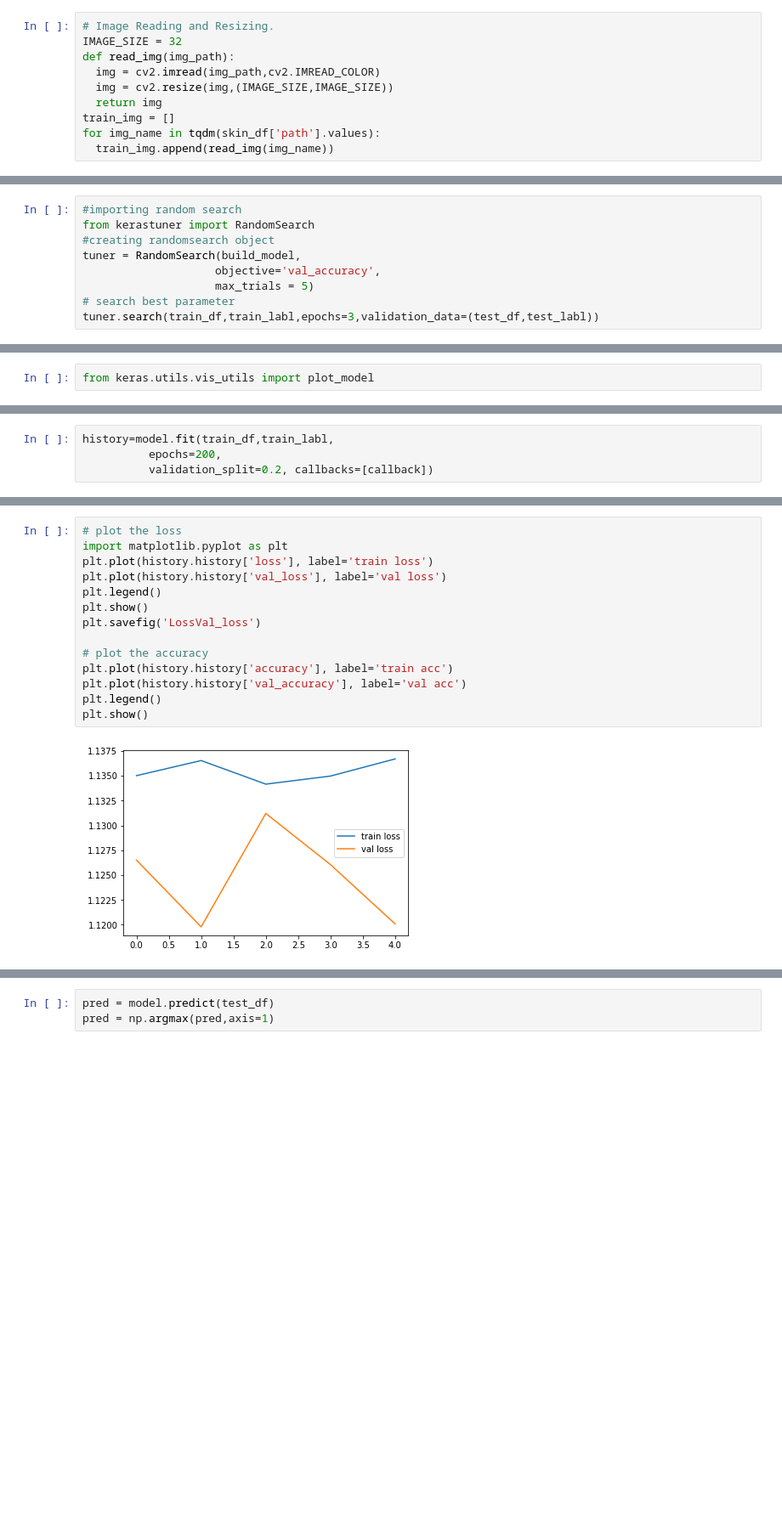
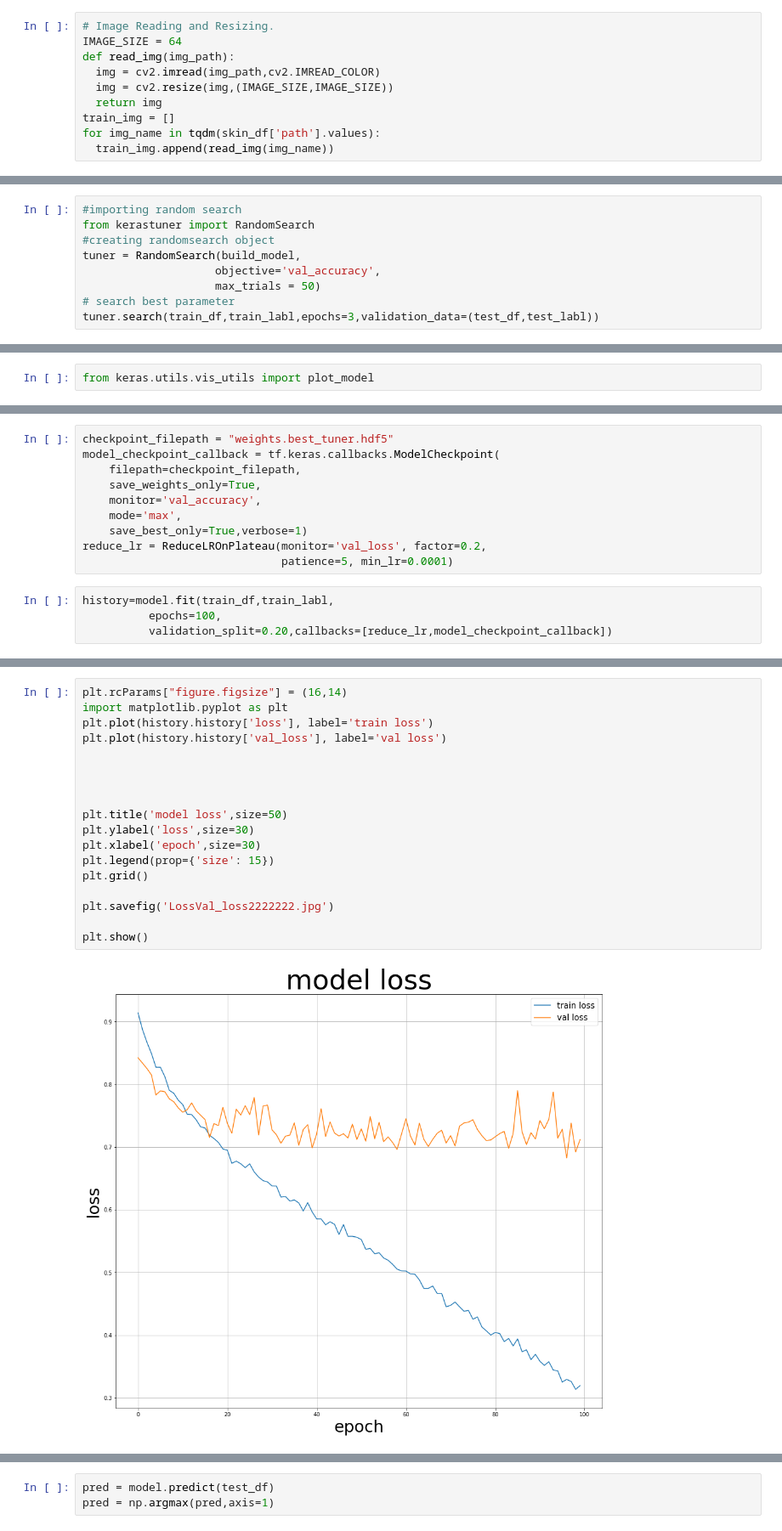
Before and after one commit to YasinnSoylu/actt, a Jupyter notebook: kera-tuner.ipynb, the cells around one changed output, grey strips where cells are left out. Shown: that part at 85% size. Saved outputs shown, nothing was run; the diff lists cells and outputs as text; blank space fills up the shorter version.

Commit message:
Kaggle Notebook | Kera Tuner | Version 5

```diff
--- a/kera-tuner.ipynb
+++ b/kera-tuner.ipynb
@@ -53,7 +53,7 @@ skin_df['cell_type'] = skin_df['dx'].map(lesion_type_dict.get)
 skin_df['cell_type_idx'] = pd.Categorical(skin_df['cell_type']).codes
 # %%
 # Image Reading and Resizing.
-IMAGE_SIZE = 32
+IMAGE_SIZE = 64
 def read_img(img_path):
   img = cv2.imread(img_path,cv2.IMREAD_COLOR)
   img = cv2.resize(img,(IMAGE_SIZE,IMAGE_SIZE))
@@ -136,7 +147,7 @@ from kerastuner import RandomSearch
 #creating randomsearch object
 tuner = RandomSearch(build_model,
                     objective='val_accuracy',
-                    max_trials = 5)
+                    max_trials = 50)
 # search best parameter
 tuner.search(train_df,train_labl,epochs=3,validation_data=(test_df,test_labl))
 # %% [output]
@@ -218,5 +226,15 @@ callback = tf.keras.callbacks.EarlyStopping(monitor='val_accuracy', patience=4,m
+# %%
+checkpoint_filepath = "weights.best_tuner.hdf5"
+model_checkpoint_callback = tf.keras.callbacks.ModelCheckpoint(
+    filepath=checkpoint_filepath,
+    save_weights_only=True,
+    monitor='val_accuracy',
+    mode='max',
+    save_best_only=True,verbose=1)
+reduce_lr = ReduceLROnPlateau(monitor='val_loss', factor=0.2,
+                              patience=5, min_lr=0.0001)
 # %%
 history=model.fit(train_df,train_labl,
-          epochs=200,
-          validation_split=0.2, callbacks=[callback])
+          epochs=100,
+          validation_split=0.20,callbacks=[reduce_lr,model_checkpoint_callback])
 # %% [output]
@@ -234,16 +258,20 @@ Epoch 00005: early stopping
 # %%
-# plot the loss
+plt.rcParams["figure.figsize"] = (16,14)
 import matplotlib.pyplot as plt
 plt.plot(history.history['loss'], label='train loss')
 plt.plot(history.history['val_loss'], label='val loss')
-plt.legend()
+
+
+
+
+plt.title('model loss',size=50)
+plt.ylabel('loss',size=30)
+plt.xlabel('epoch',size=30)
+plt.legend(prop={'size': 15})
+plt.grid()
+
+plt.savefig('LossVal_loss2222222.jpg')
+
 plt.show()
-plt.savefig('LossVal_loss')
-
-# plot the accuracy
-plt.plot(history.history['accuracy'], label='train acc')
-plt.plot(history.history['val_accuracy'], label='val acc')
-plt.legend()
-plt.show()
 # %% [output]
-[figure, old version]
+[figure, new version]
```
Also changed, not shown: parts of 15 cells of this notebook.
